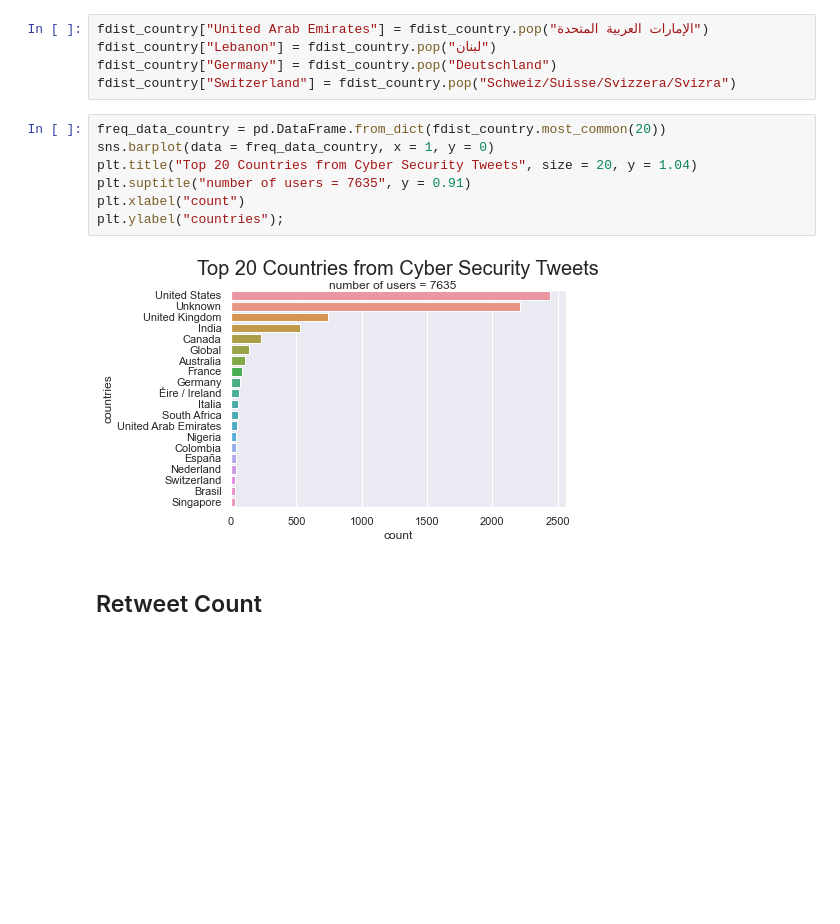
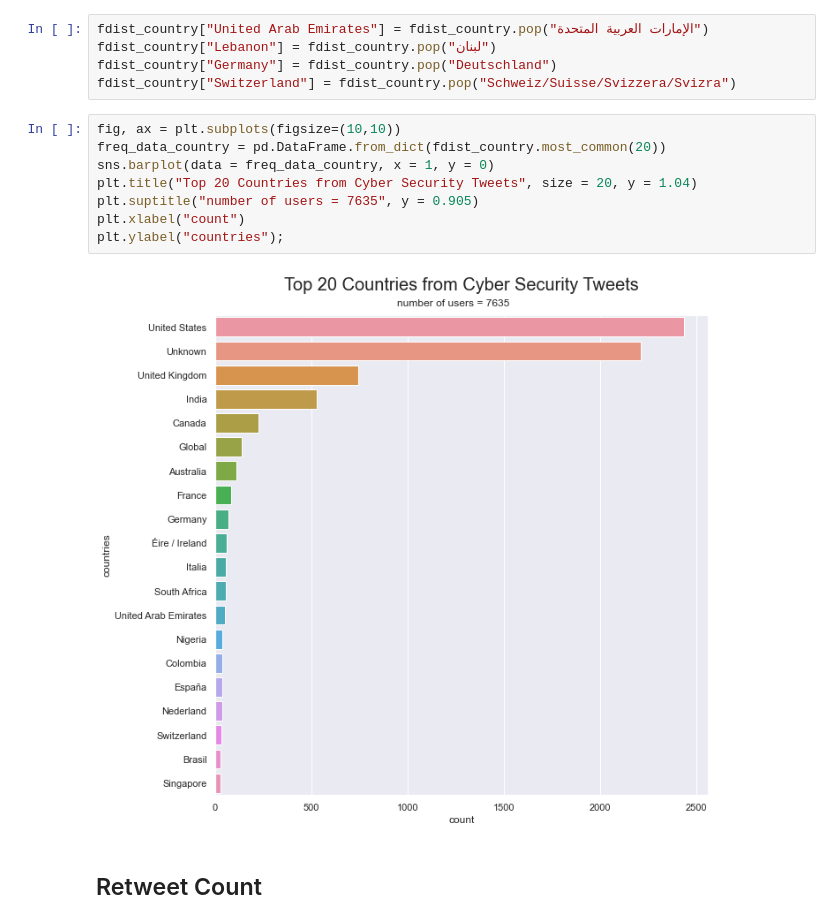
Before and after one commit to sofiapiedrahita/CyberCollective, a Jupyter notebook: Cyber Security Tweets Analysis - Elyse.ipynb, the cells around one changed output. Cells and saved outputs as stored; diff of their text form; blank space fills up the shorter version.

```diff
--- a/Cyber Security Tweets Analysis - Elyse.ipynb
+++ b/Cyber Security Tweets Analysis - Elyse.ipynb
@@ -254,14 +248,15 @@ fdist_country["Lebanon"] = fdist_country.pop("لبنان")
 fdist_country["Germany"] = fdist_country.pop("Deutschland")
 fdist_country["Switzerland"] = fdist_country.pop("Schweiz/Suisse/Svizzera/Svizra")
 # %%
+fig, ax = plt.subplots(figsize=(10,10))
 freq_data_country = pd.DataFrame.from_dict(fdist_country.most_common(20))
 sns.barplot(data = freq_data_country, x = 1, y = 0)
 plt.title("Top 20 Countries from Cyber Security Tweets", size = 20, y = 1.04)
-plt.suptitle("number of users = 7635", y = 0.91)
+plt.suptitle("number of users = 7635", y = 0.905)
 plt.xlabel("count")
 plt.ylabel("countries");
 # %% [output]
-[figure, old version]
+[figure, new version]
 # %% [markdown]
 ## Retweet Count
 # %%
```
Also changed, not shown: parts of 11 cells of this notebook.
